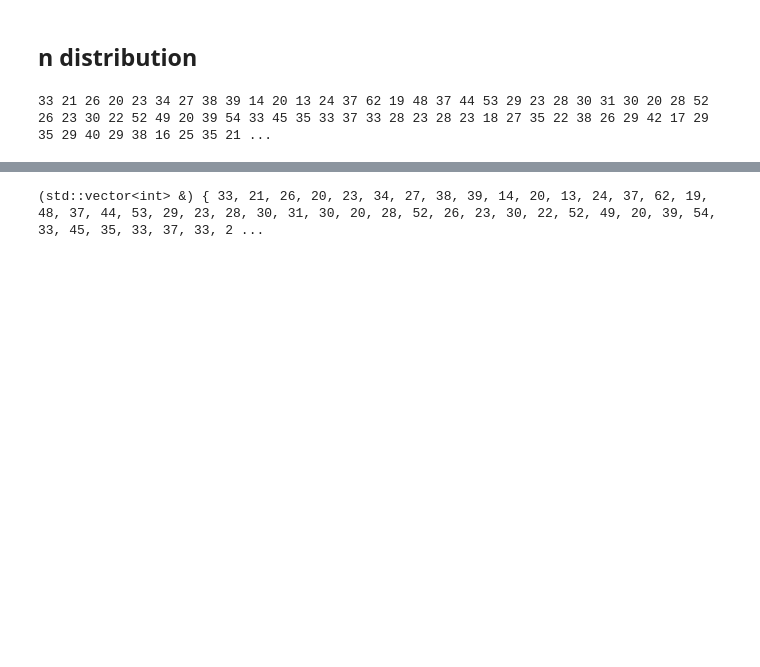
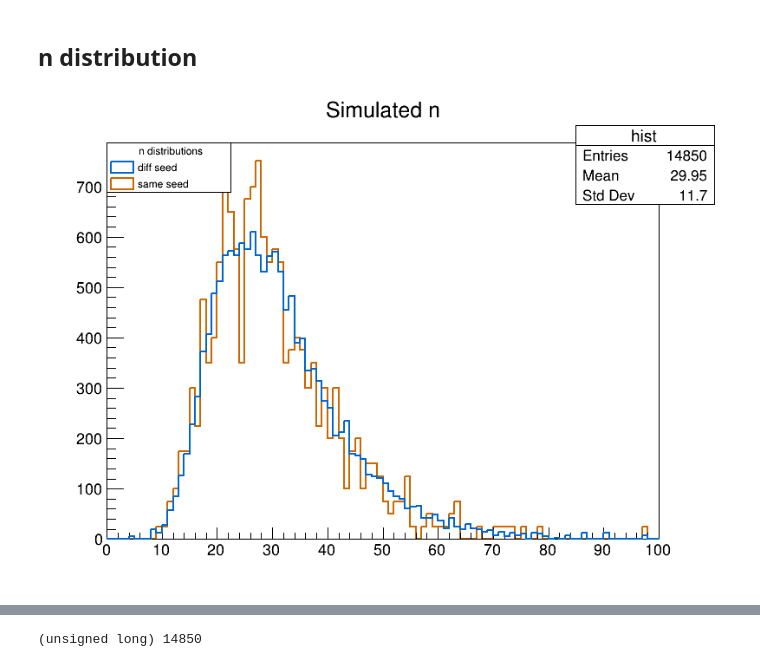
Before and after one commit to PietroCappelli/W3Pi_Analysis, a Jupyter notebook: read/plot_features.ipynb, the cells around one changed output, grey strips where cells are left out. Cells and saved outputs as stored; diff of their text form; code cells hidden in the pictures; blank space fills up the shorter version.

```diff
--- a/read/plot_features.ipynb
+++ b/read/plot_features.ipynb
@@ -188,7 +212,7 @@ Warning in <TROOT::Append>: Replacing existing TH1: hist (Potential memory leak)
 # %% [markdown]
 ## n distribution
 # %%
-std::ifstream input("n_puppi.dat");
+std::ifstream input("capture_translated/n-puppi-from-DTH.dat");
 
 std::vector<int> numbers;
 int num;
@@ -198,10 +222,3 @@ while (input >> num) {
 }
 
 input.close();
-
-// Stampa gli elementi dell'array
-for (int i = 0; i < numbers.size(); ++i) {
-    std::cout << numbers[i] << " ";
-}
-# %% [output]
-33 21 26 20 23 34 27 38 39 14 20 13 24 37 62 19 48 37 44 53 29 23 28 30 31 30 20 28 52 26 23 30 22 52 49 20 39 54 33 45 35 33 37 33 28 23 28 23 18 27 35 22 38 26 29 42 17 29 35 29 40 29 38 16 25 35 21 ...
@@ -207,0 +236,29 @@ for (int i = 0; i < numbers.size(); ++i) {
+# %%
+auto c1 = new TCanvas("c1", "c1", 800,600);
+
+TH1F* hist_n = new TH1F("hist", "Simulated n; ", 100, 0, 100); //GeV
+for (const auto &n : numbers){
+    hist_n->Fill(n);
+}
+TH1F* hist_n_2 = new TH1F("hist", "Simulated n; ", 100, 0, 100); //GeV
+for (const auto &n : numbers2){
+    hist_n_2->Fill(n);
+}
+
+hist_n -> SetLineColor(kAzure+2);
+hist_n -> SetLineWidth(2);
+hist_n_2 -> SetLineColor(kOrange+2);
+hist_n_2 -> SetLineWidth(2);
+
+/////// LEGEND ///////
+auto legend = new TLegend(0.1,0.8,0.28,0.9); // (x1, y1, x2, y2)
+legend->SetHeader("n distributions", "C"); // option "C" allows to center the header
+legend->AddEntry(hist_n, "diff seed", "f");
+legend->AddEntry(hist_n_2, "same seed", "f");
+
+hist_n_2->Draw();
+hist_n->Draw("same");
+legend->Draw();
+c1->Draw();
+# %% [output]
+[figure, added]
@@ -208,4 +268,4 @@ for (int i = 0; i < numbers.size(); ++i) {
 # %%
-numbers
+numbers.size()
 # %% [output]
-(std::vector<int> &) { 33, 21, 26, 20, 23, 34, 27, 38, 39, 14, 20, 13, 24, 37, 62, 19, 48, 37, 44, 53, 29, 23, 28, 30, 31, 30, 20, 28, 52, 26, 23, 30, 22, 52, 49, 20, 39, 54, 33, 45, 35, 33, 37, 33, 2 ...
+(unsigned long) 14850
```
Also changed, not shown: parts of 9 cells of this notebook, 1 other file.
